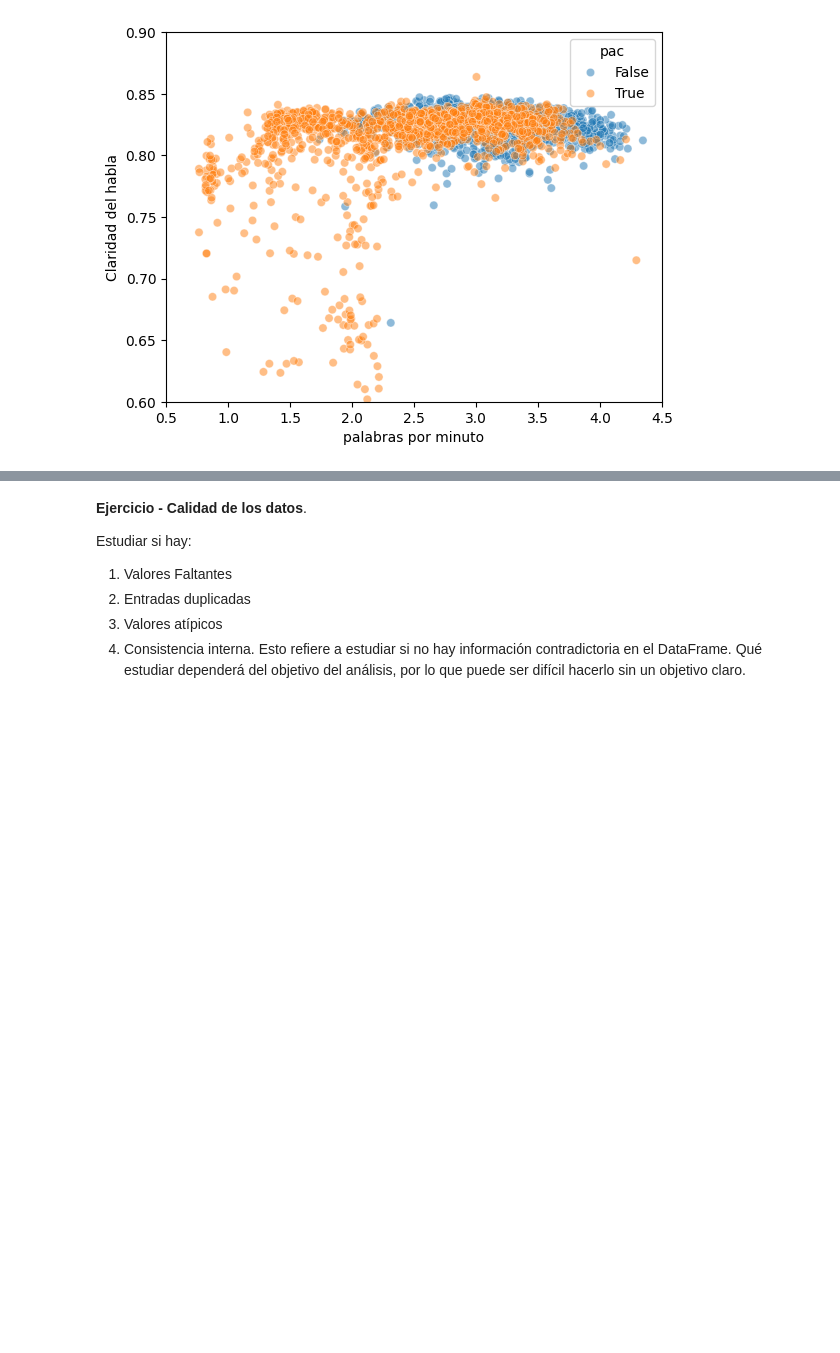
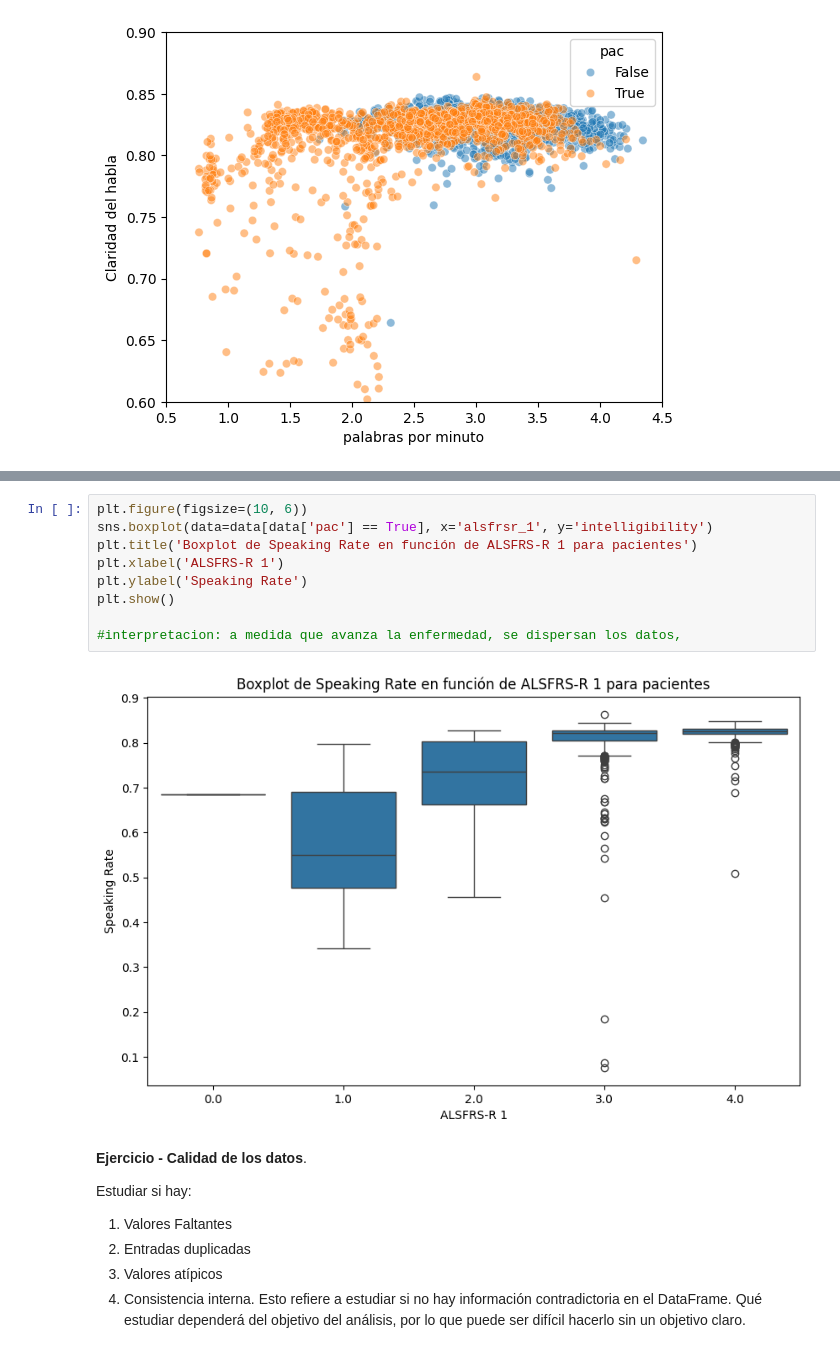
Before and after one commit to LuciaVazquez08/IntroduccionAprendisajeAutomatico, a Jupyter notebook: com/clase 1/analisis_exploratorio de datos.ipynb, the cells around one changed output, grey strips where cells are left out. Saved outputs shown, nothing was run; the diff lists cells and outputs as text; blank space fills up the shorter version.

```diff
--- a/com/clase 1/analisis_exploratorio de datos.ipynb
+++ b/com/clase 1/analisis_exploratorio de datos.ipynb
@@ -231,3 +274,14 @@ Text(0, 0.5, 'Claridad del habla')
+# %%
+plt.figure(figsize=(10, 6))
+sns.boxplot(data=data[data['pac'] == True], x='alsfrsr_1', y='intelligibility')
+plt.title('Boxplot de Speaking Rate en función de ALSFRS-R 1 para pacientes')
+plt.xlabel('ALSFRS-R 1')
+plt.ylabel('Speaking Rate')
+plt.show()
+
+#interpretacion: a medida que avanza la enfermedad, se dispersan los datos,
+# %% [output]
+[figure, added]
 # %% [markdown]
 **Ejercicio - Calidad de los datos**.
 
```
Also changed, not shown: parts of 8 cells of this notebook.
